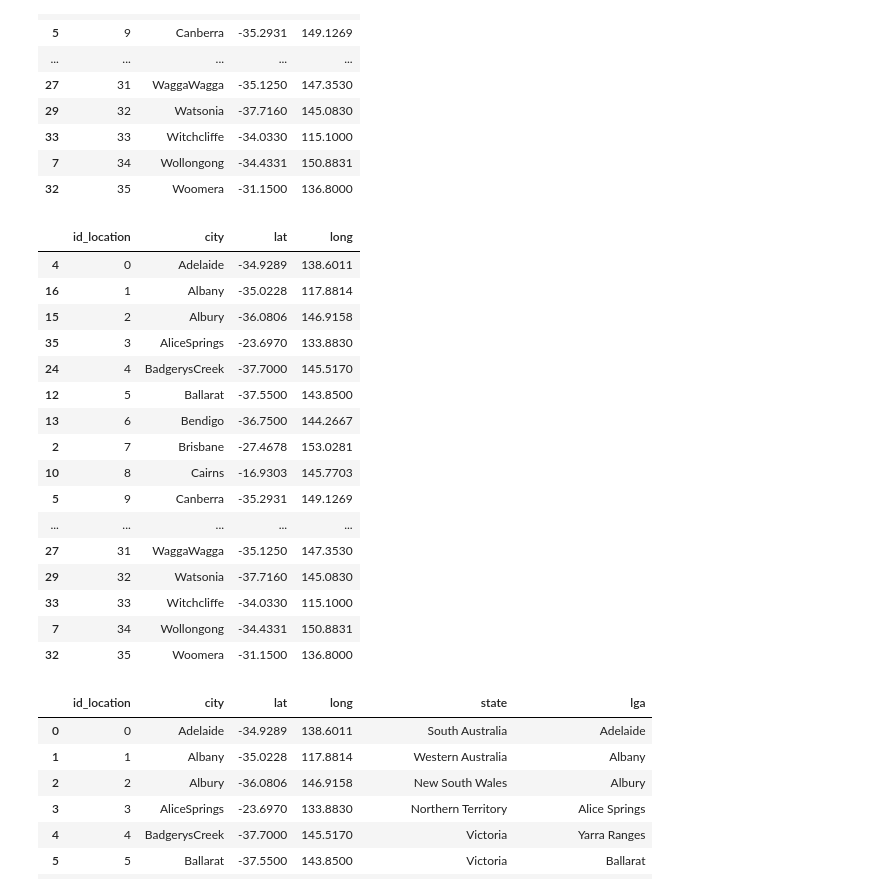
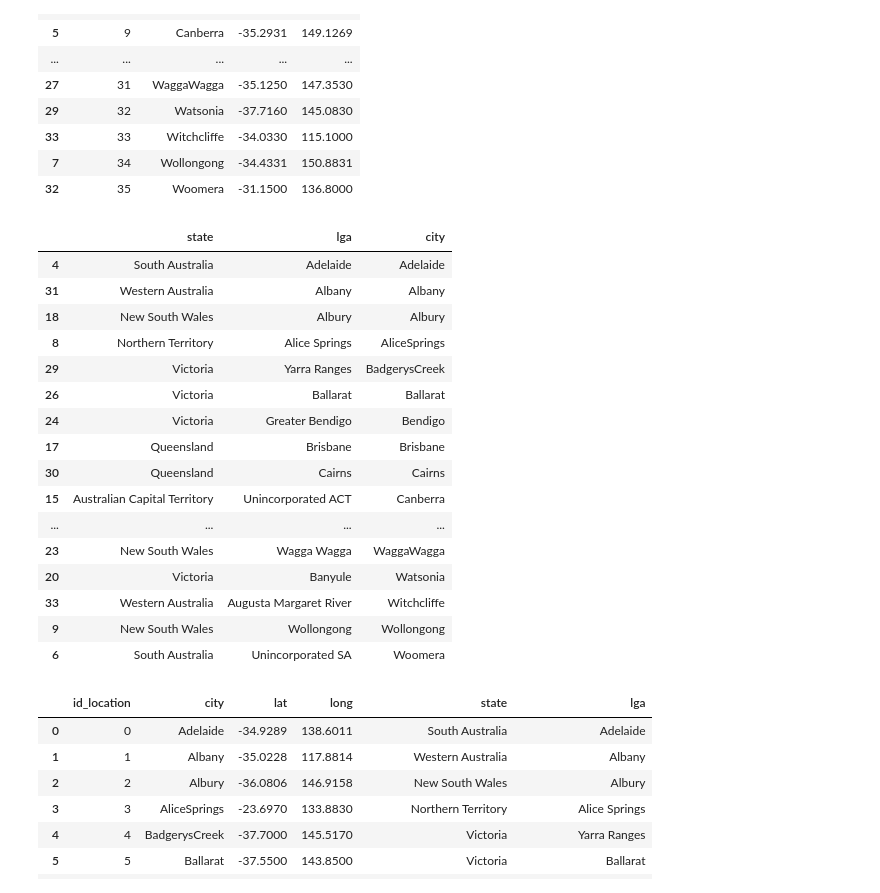
Before and after one commit to SnewZz/INFO-Y528-Info_vis_project, a Jupyter notebook: Preprocessing/project.ipynb, the cells around one changed output. Drawn from its saved outputs; the diff is of its cells as text; code cells hidden in the pictures.

```diff
--- a/Preprocessing/project.ipynb
+++ b/Preprocessing/project.ipynb
@@ -1059,51 +1053,51 @@ for i in data_geojson.index:
                 #print(lga.contains(point))
                 if lga.contains(point):
                     lga_lst.append(data_geojson["lga_name"][i][0])
                     states.append(data_geojson["ste_name"][i][0])
                     city_lst.append(df_loc_city["city"][j])
         else:
             if lga.contains(point):
                 lga_lst.append(data_geojson["lga_name"][i][0])
                 states.append(data_geojson["ste_name"][i][0])
                 city_lst.append(df_loc_city["city"][j])
 
 #print(cnt)
 data = {'state':states,'lga':lga_lst,'city':city_lst}
 geo_data = pd.DataFrame(data)
 geo_data = geo_data.sort_values(by=['city'],ascending=True)
 
 
 
 #print(len(cities)) #Il manque Williamtown et GoldCoast
 #print(len(city_lst))
 for c in cities:
     if c not in city_lst:
         print(c)
 
 
 #df_loc_city.insert(4,'lga',list(geo_data['lga']))
 #df_loc_city.insert(5,'lga',list(geo_data['lga']))
 
-df_loc_city
+geo_data
 #print(list(data_geojson['lga_name']))
 # %% [output]
-|  | id_location | city | lat | long |
-| 4 | 0 | Adelaide | -34.9289 | 138.6011 |
-| 16 | 1 | Albany | -35.0228 | 117.8814 |
-| 15 | 2 | Albury | -36.0806 | 146.9158 |
-| 35 | 3 | AliceSprings | -23.6970 | 133.8830 |
-| 24 | 4 | BadgerysCreek | -37.7000 | 145.5170 |
-| 12 | 5 | Ballarat | -37.5500 | 143.8500 |
-| 13 | 6 | Bendigo | -36.7500 | 144.2667 |
-| 2 | 7 | Brisbane | -27.4678 | 153.0281 |
-| 10 | 8 | Cairns | -16.9303 | 145.7703 |
-| 5 | 9 | Canberra | -35.2931 | 149.1269 |
-| ... | ... | ... | ... | ... |
-| 27 | 31 | WaggaWagga | -35.1250 | 147.3530 |
-| 29 | 32 | Watsonia | -37.7160 | 145.0830 |
-| 33 | 33 | Witchcliffe | -34.0330 | 115.1000 |
-| 7 | 34 | Wollongong | -34.4331 | 150.8831 |
-| 32 | 35 | Woomera | -31.1500 | 136.8000 |
+|  | state | lga | city |
+| 4 | South Australia | Adelaide | Adelaide |
+| 31 | Western Australia | Albany | Albany |
+| 18 | New South Wales | Albury | Albury |
+| 8 | Northern Territory | Alice Springs | AliceSprings |
+| 29 | Victoria | Yarra Ranges | BadgerysCreek |
+| 26 | Victoria | Ballarat | Ballarat |
+| 24 | Victoria | Greater Bendigo | Bendigo |
+| 17 | Queensland | Brisbane | Brisbane |
+| 30 | Queensland | Cairns | Cairns |
+| 15 | Australian Capital Territory | Unincorporated ACT | Canberra |
+| ... | ... | ... | ... |
+| 23 | New South Wales | Wagga Wagga | WaggaWagga |
+| 20 | Victoria | Banyule | Watsonia |
+| 33 | Western Australia | Augusta Margaret River | Witchcliffe |
+| 9 | New South Wales | Wollongong | Wollongong |
+| 6 | South Australia | Unincorporated SA | Woomera |
 # %%
 df_loc_city = df_loc_city.merge(geo_data,how="inner",on="city")
 df_loc_city.to_csv("CoordCities.csv")
```
Also changed, not shown: parts of 15 cells of this notebook.
